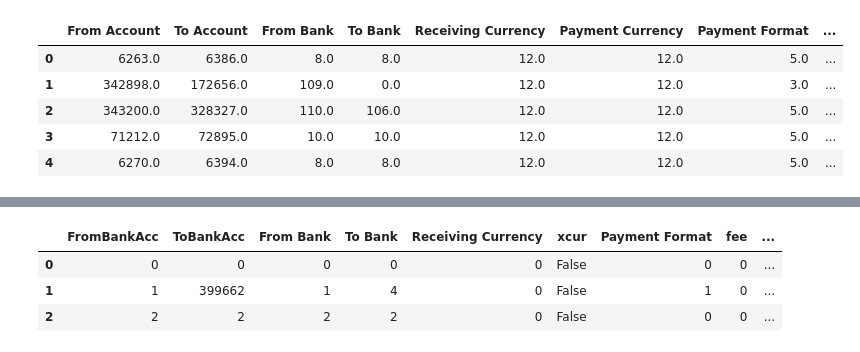
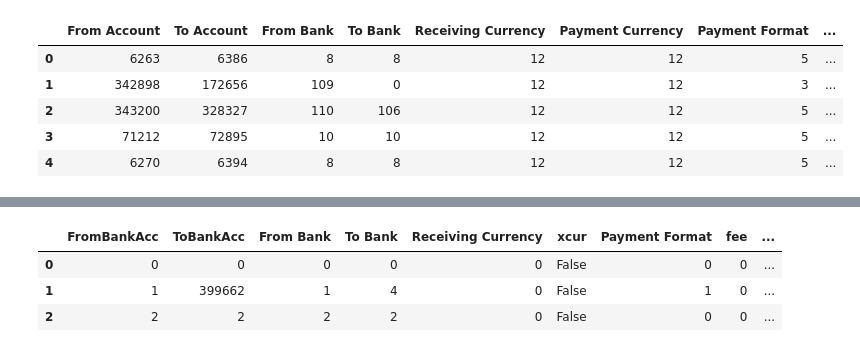
Before and after one commit to RuoqingEvelineWang/comp5340, a Jupyter notebook: data_processing.ipynb, the cells around one changed output, grey strips where cells are left out. Cells and saved outputs as stored; diff of their text form; code cells hidden in the pictures.

```diff
--- a/data_processing.ipynb
+++ b/data_processing.ipynb
@@ -26,26 +37,26 @@ encode_to_bank = OrdinalEncoder().fit(df['To Bank'].to_numpy().reshape((-1,1)))
 # %%
 clean_df = pd.DataFrame()
 
-clean_df['From Account'] = encode_from_acct.transform(df['FromBankAcc'].to_numpy().reshape((-1,1))).reshape(-1)
-clean_df['To Account'] = encode_to_acct.transform(df['ToBankAcc'].to_numpy().reshape((-1,1))).reshape(-1)
-clean_df['From Bank'] = encode_from_bank.transform(df['From Bank'].to_numpy().reshape((-1,1))).reshape(-1)
-clean_df['To Bank'] = encode_to_bank.transform(df['To Bank'].to_numpy().reshape((-1,1))).reshape(-1)
-clean_df['Receiving Currency'] = encode_in_curr.transform(df['Receiving Currency'].to_numpy().reshape((-1,1))).reshape(-1)
-clean_df['Payment Currency'] = encode_in_curr.transform(df['Receiving Currency'].to_numpy().reshape((-1,1))).reshape(-1)
-clean_df['Payment Format'] = encode_paym_format.transform(df['Payment Format'].to_numpy().reshape((-1,1))).reshape(-1)
-clean_df['Timestamp Category'] = pd.cut(pd.to_datetime(df['Timestamp']), bins=240, labels=False, right=False)
+clean_df['From Account'] = encode_from_acct.transform(df['FromBankAcc'])
+clean_df['To Account'] = encode_to_acct.transform(df['ToBankAcc'])
+clean_df['From Bank'] = encode_from_bank.transform(df['From Bank'])
+clean_df['To Bank'] = encode_to_bank.transform(df['To Bank'])
+clean_df['Receiving Currency'] = encode_in_curr.transform(df['Receiving Currency'])
+clean_df['Payment Currency'] = encode_in_curr.transform(df['Receiving Currency'])
+clean_df['Payment Format'] = encode_paym_format.transform(df['Payment Format'])
+clean_df['Timestamp'] = pd.to_datetime(df['Timestamp'])
 clean_df['Amount Paid'] = df['Amount Paid']
 clean_df['Amount Received'] = df['Amount Received']
 clean_df['Is Laundering'] = df['Is Laundering']
+
+clean_df.head()
+# %% [output]
+|  | From Account | To Account | From Bank | To Bank | Receiving Currency | Payment Currency | Payment Format | ... |
+| 0 | 6263 | 6386 | 8 | 8 | 12 | 12 | 5 | ... |
+| 1 | 342898 | 172656 | 109 | 0 | 12 | 12 | 3 | ... |
+| 2 | 343200 | 328327 | 110 | 106 | 12 | 12 | 5 | ... |
+| 3 | 71212 | 72895 | 10 | 10 | 12 | 12 | 5 | ... |
+| 4 | 6270 | 6394 | 8 | 8 | 12 | 12 | 5 | ... |
-# %%
-clean_df.head()
-# %% [output]
-|  | From Account | To Account | From Bank | To Bank | Receiving Currency | Payment Currency | Payment Format | ... |
-| 0 | 6263.0 | 6386.0 | 8.0 | 8.0 | 12.0 | 12.0 | 5.0 | ... |
-| 1 | 342898.0 | 172656.0 | 109.0 | 0.0 | 12.0 | 12.0 | 3.0 | ... |
-| 2 | 343200.0 | 328327.0 | 110.0 | 106.0 | 12.0 | 12.0 | 5.0 | ... |
-| 3 | 71212.0 | 72895.0 | 10.0 | 10.0 | 12.0 | 12.0 | 5.0 | ... |
-| 4 | 6270.0 | 6394.0 | 8.0 | 8.0 | 12.0 | 12.0 | 5.0 | ... |
 # %%
 clean_df.describe()
 # %% [output]
```
Also changed, not shown: parts of 5 cells of this notebook.
